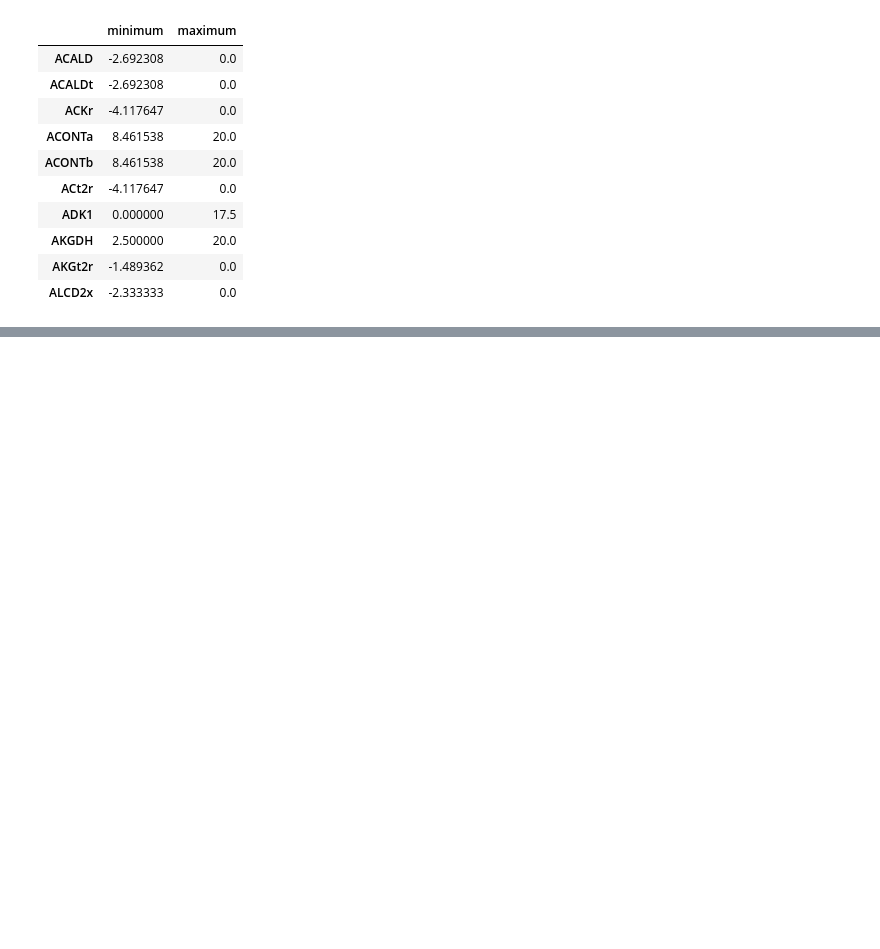
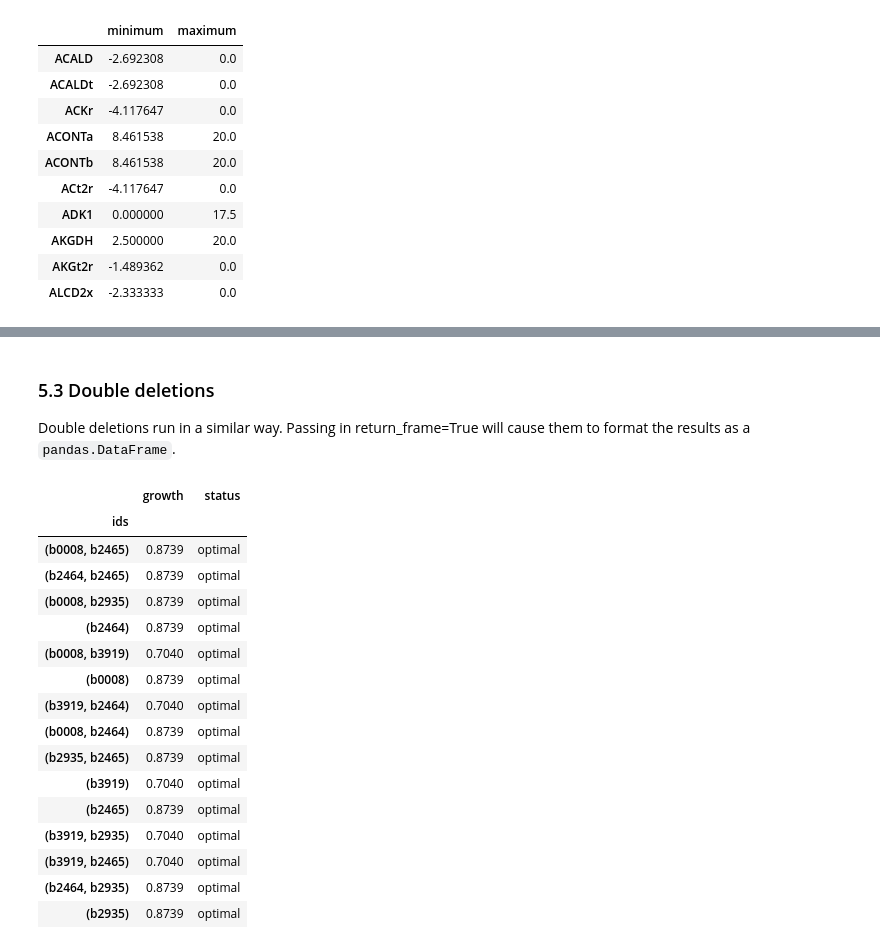
Before and after one commit to matthiaskoenig/mcp, a Jupyter notebook: docs/notebooks/05_cba.ipynb, the cells around one changed output, grey strips where cells are left out. Drawn from its saved outputs; the diff is of its cells as text; code cells hidden in the pictures; blank space fills up the shorter version.

```diff
--- a/docs/notebooks/05_cba.ipynb
+++ b/docs/notebooks/05_cba.ipynb
@@ -362,0 +427,24 @@ p1 & p2
+# %% [markdown]
+### 5.3 Double deletions
+Double deletions run in a similar way. Passing in return_frame=True will cause them to format the results as a `pandas.DataFrame`.
+# %%
+double_gene_deletion(
+    model, model.genes[-5:], return_frame=True).round(4)
+# %% [output]
+|  | growth | status |
+| ids |  |  |
+| (b0008, b2465) | 0.8739 | optimal |
+| (b2464, b2465) | 0.8739 | optimal |
+| (b0008, b2935) | 0.8739 | optimal |
+| (b2464) | 0.8739 | optimal |
+| (b0008, b3919) | 0.7040 | optimal |
+| (b0008) | 0.8739 | optimal |
+| (b3919, b2464) | 0.7040 | optimal |
+| (b0008, b2464) | 0.8739 | optimal |
+| (b2935, b2465) | 0.8739 | optimal |
+| (b3919) | 0.7040 | optimal |
+| (b2465) | 0.8739 | optimal |
+| (b3919, b2935) | 0.7040 | optimal |
+| (b3919, b2465) | 0.7040 | optimal |
+| (b2464, b2935) | 0.8739 | optimal |
+| (b2935) | 0.8739 | optimal |
```
Also changed, not shown: parts of 37 cells of this notebook, 4 other files.
